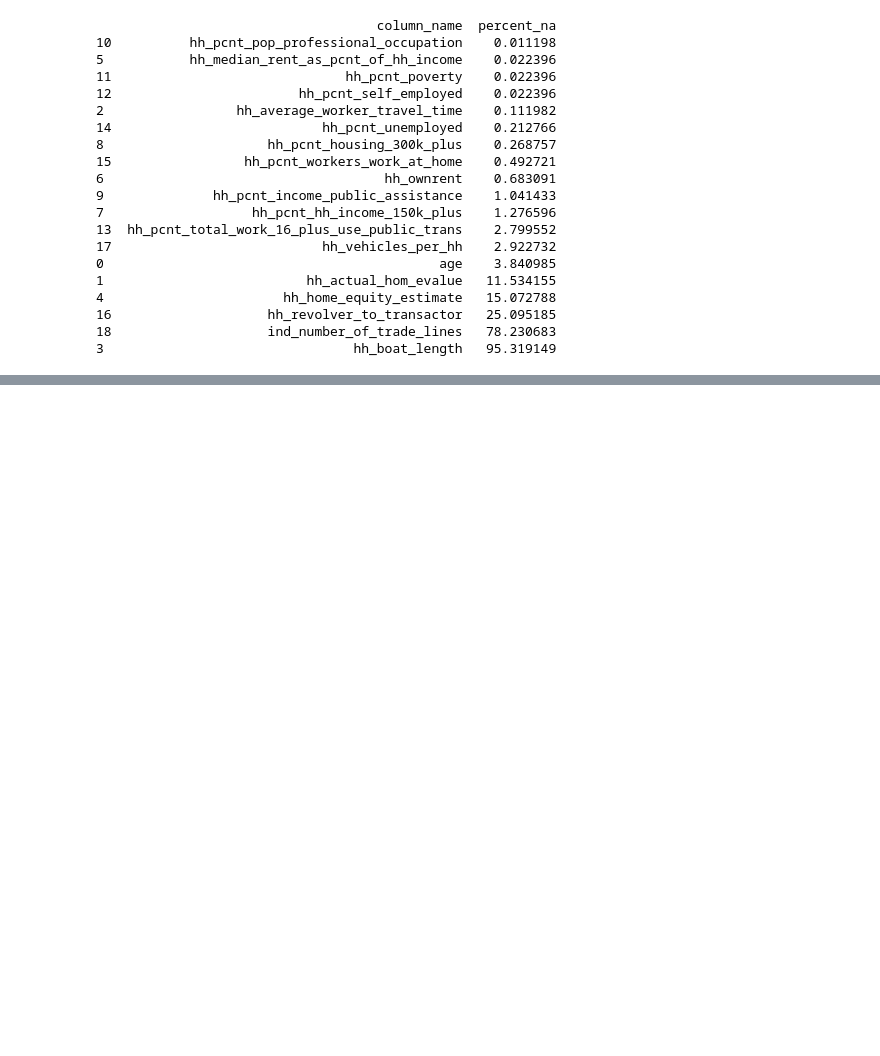
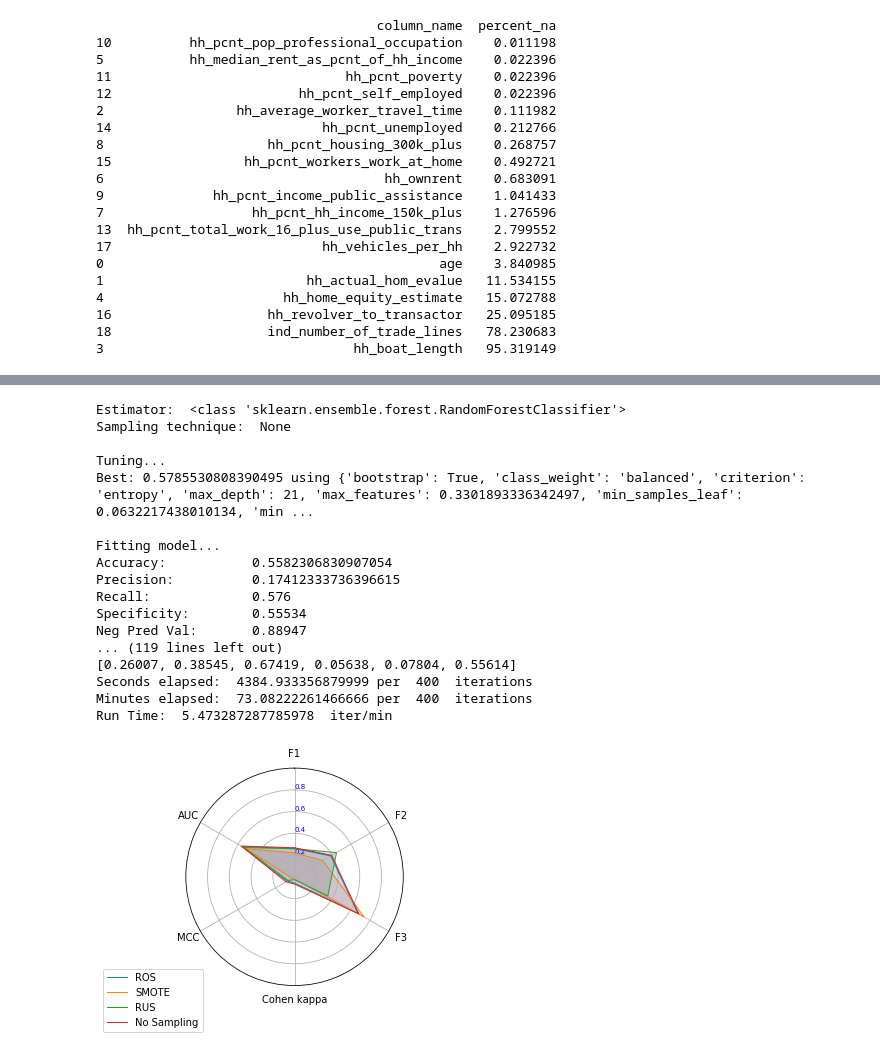
Before and after one commit to cir26/0ptimus-feat_treat, a Jupyter notebook: M6_rf_treatments.ipynb, the cells around one changed output, grey strips where cells are left out. Drawn from its saved outputs; the diff is of its cells as text; code cells hidden in the pictures; blank space fills up the shorter version.

```diff
--- a/M6_rf_treatments.ipynb
+++ b/M6_rf_treatments.ipynb
@@ -102,0 +135,27 @@ iterations=200
+# %%
+from timeit import default_timer as timer
+start = timer()
+rf_svd.sample_tune_test(model=model, tuning_iter=iterations, tuning_strategy="randomized")
+end=timer()
+print("Seconds elapsed: ",(end - start), "per ",iterations," iterations")
+print("Minutes elapsed: ",(end - start)/60, "per ",iterations," iterations")
+print("Run Time: ", iterations/((end - start)/60), " iter/min")
+# %% [output]
+Estimator:  <class 'sklearn.ensemble.forest.RandomForestClassifier'>
+Sampling technique:  None
+
+Tuning...
+Best: 0.5785530808390495 using {'bootstrap': True, 'class_weight': 'balanced', 'criterion': 'entropy', 'max_depth': 21, 'max_features': 0.3301893336342497, 'min_samples_leaf': 0.0632217438010134, 'min ...
+
+Fitting model...
+Accuracy:           0.5582306830907054
+Precision:          0.17412333736396615
+Recall:             0.576
+Specificity:        0.55534
+Neg Pred Val:       0.88947
+... (119 lines left out)
+[0.26007, 0.38545, 0.67419, 0.05638, 0.07804, 0.55614]
+Seconds elapsed:  4384.933356879999 per  400  iterations
+Minutes elapsed:  73.08222261466666 per  400  iterations
+Run Time:  5.473287287785978  iter/min
+[figure, added]
```
Also changed, not shown: parts of 12 cells of this notebook, 3 other files.
